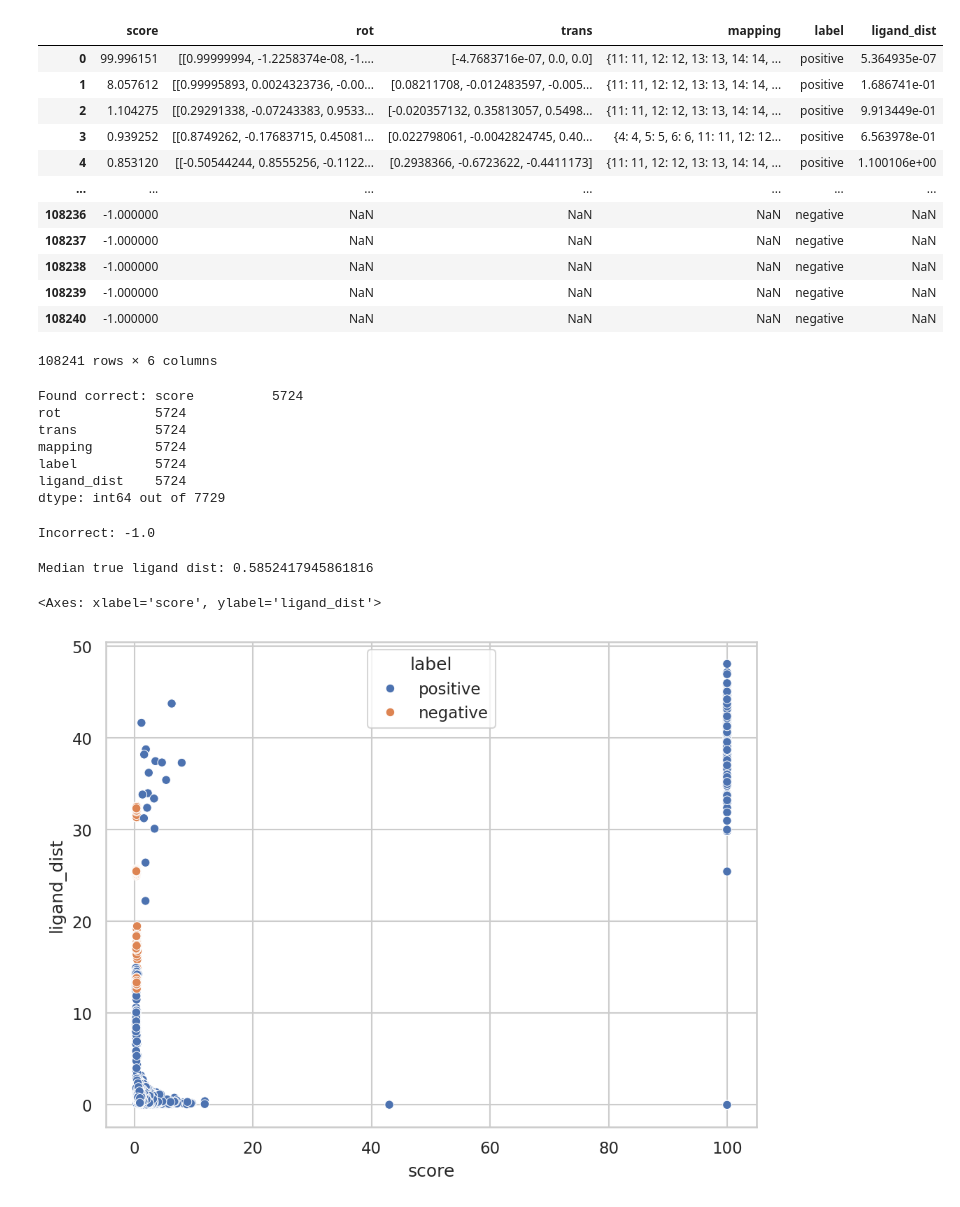
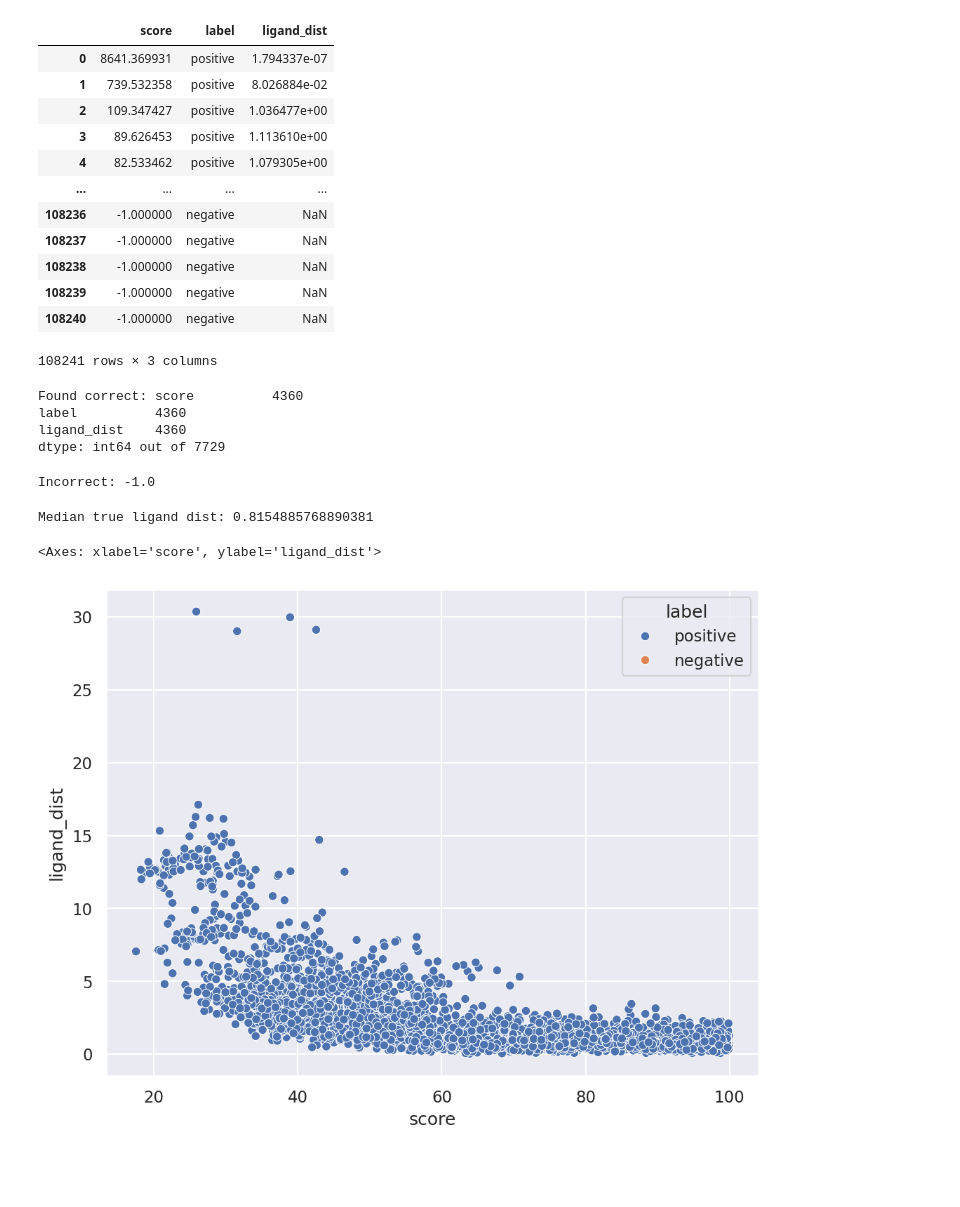
Before and after one commit to beep-42/SiteSeek, a Jupyter notebook: src/ResultsAnalysis.ipynb, the cells around one changed output. Drawn from its saved outputs; the diff is of its cells as text; code cells hidden in the pictures; blank space fills up the shorter version.

Commit message:
Move to pre-alpha version
Add Soft k-mer pre-filtering, different k-mer table, cli, many code clean-ups and optimizations.

```diff
--- a/src/ResultsAnalysis.ipynb
+++ b/src/ResultsAnalysis.ipynb
@@ -9,34 +9,38 @@ from sklearn.metrics import RocCurveDisplay, confusion_matrix
 sns.set(rc={'figure.figsize':(11,8)})
 sns.set_style('whitegrid')
 # %%
-with open('ProSPECCTs results/NMR_structures.pickle', 'rb') as f:
+with open('../ProSPECCTs results/NMR_structures.pickle', 'rb') as f:
     dataset = pickle.load(f)
 
-df = pd.DataFrame.from_dict(dataset) #, orient='index')
+proc = []
+for result in dataset:
+    proc.append({
+        'score': result.score,
+        'label': result.label,
+        'ligand_dist': result.ligand_dist
+    })
+df = pd.DataFrame.from_dict(proc) #, orient='index')
 df
 # %% [output]
-|  | score | rot | trans | mapping | label | ligand_dist |
-| 0 | 99.996151 | [[0.99999994, -1.2258374e-08, -1.... | [-4.7683716e-07, 0.0, 0.0] | {11: 11, 12: 12, 13: 13, 14: 14, ... | positive | 5.364935e-07 |
-| 1 | 8.057612 | [[0.99995893, 0.0024323736, -0.00... | [0.08211708, -0.012483597, -0.005... | {11: 11, 12: 12, 13: 13, 14: 14, ... | positive | 1.686741e-01 |
-| 2 | 1.104275 | [[0.29291338, -0.07243383, 0.9533... | [-0.020357132, 0.35813057, 0.5498... | {11: 11, 12: 12, 13: 13, 14: 14, ... | positive | 9.913449e-01 |
-| 3 | 0.939252 | [[0.8749262, -0.17683715, 0.45081... | [0.022798061, -0.0042824745, 0.40... | {4: 4, 5: 5, 6: 6, 11: 11, 12: 12... | positive | 6.563978e-01 |
-| 4 | 0.853120 | [[-0.50544244, 0.8555256, -0.1122... | [0.2938366, -0.6723622, -0.4411173] | {11: 11, 12: 12, 13: 13, 14: 14, ... | positive | 1.100106e+00 |
-| ... | ... | ... | ... | ... | ... | ... |
-| 108236 | -1.000000 | NaN | NaN | NaN | negative | NaN |
-| 108237 | -1.000000 | NaN | NaN | NaN | negative | NaN |
-| 108238 | -1.000000 | NaN | NaN | NaN | negative | NaN |
-| 108239 | -1.000000 | NaN | NaN | NaN | negative | NaN |
-| 108240 | -1.000000 | NaN | NaN | NaN | negative | NaN |
+|  | score | label | ligand_dist |
+| 0 | 8641.369931 | positive | 1.794337e-07 |
+| 1 | 739.532358 | positive | 8.026884e-02 |
+| 2 | 109.347427 | positive | 1.036477e+00 |
+| 3 | 89.626453 | positive | 1.113610e+00 |
+| 4 | 82.533462 | positive | 1.079305e+00 |
+| ... | ... | ... | ... |
+| 108236 | -1.000000 | negative | NaN |
+| 108237 | -1.000000 | negative | NaN |
+| 108238 | -1.000000 | negative | NaN |
+| 108239 | -1.000000 | negative | NaN |
+| 108240 | -1.000000 | negative | NaN |
-108241 rows × 6 columns
+108241 rows × 3 columns
 # %%
 print(f"Found correct: {df[(df.label == 'positive') & (df.ligand_dist < 1)].count()} out of {sum(df.label == 'positive')}")
 # %% [output]
-Found correct: score          5724
-rot            5724
-trans          5724
-mapping        5724
-label          5724
-ligand_dist    5724
+Found correct: score          4360
+label          4360
+ligand_dist    4360
 dtype: int64 out of 7729
 # %%
 print("Incorrect:", df[df.label == 'negative'].score.quantile(.9486))
@@ -45,13 +49,13 @@ Incorrect: -1.0
 # %%
 print("Median true ligand dist:", df[df.label == 'positive'].ligand_dist.median())
 # %% [output]
-Median true ligand dist: 0.5852417945861816
+Median true ligand dist: 0.8154885768890381
 # %%
 plt.figure(figsize=(8, 6), dpi=150)
 sns.scatterplot(df[df.score < 100], x='score', y='ligand_dist', hue='label')
 # %% [output]
 <Axes: xlabel='score', ylabel='ligand_dist'>
-[figure, old version]
+[figure, new version]
 # %%
 plt.figure(figsize=(11, 4), dpi=300)
 sns.histplot(df, x='ligand_dist', hue='label', stat='percent', common_norm=False)
```
Also changed, not shown: parts of 6 cells of this notebook, 29 other files.
